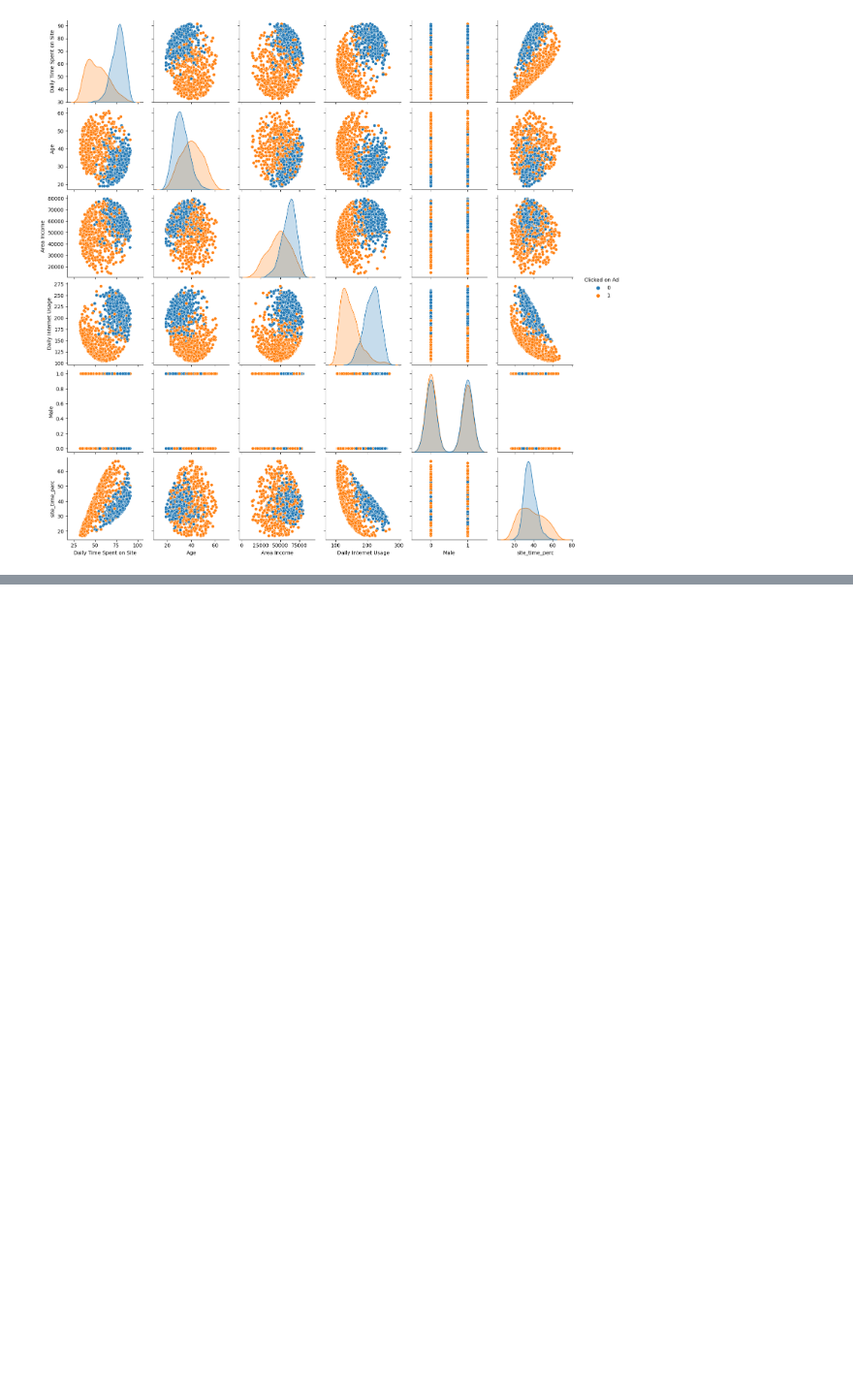
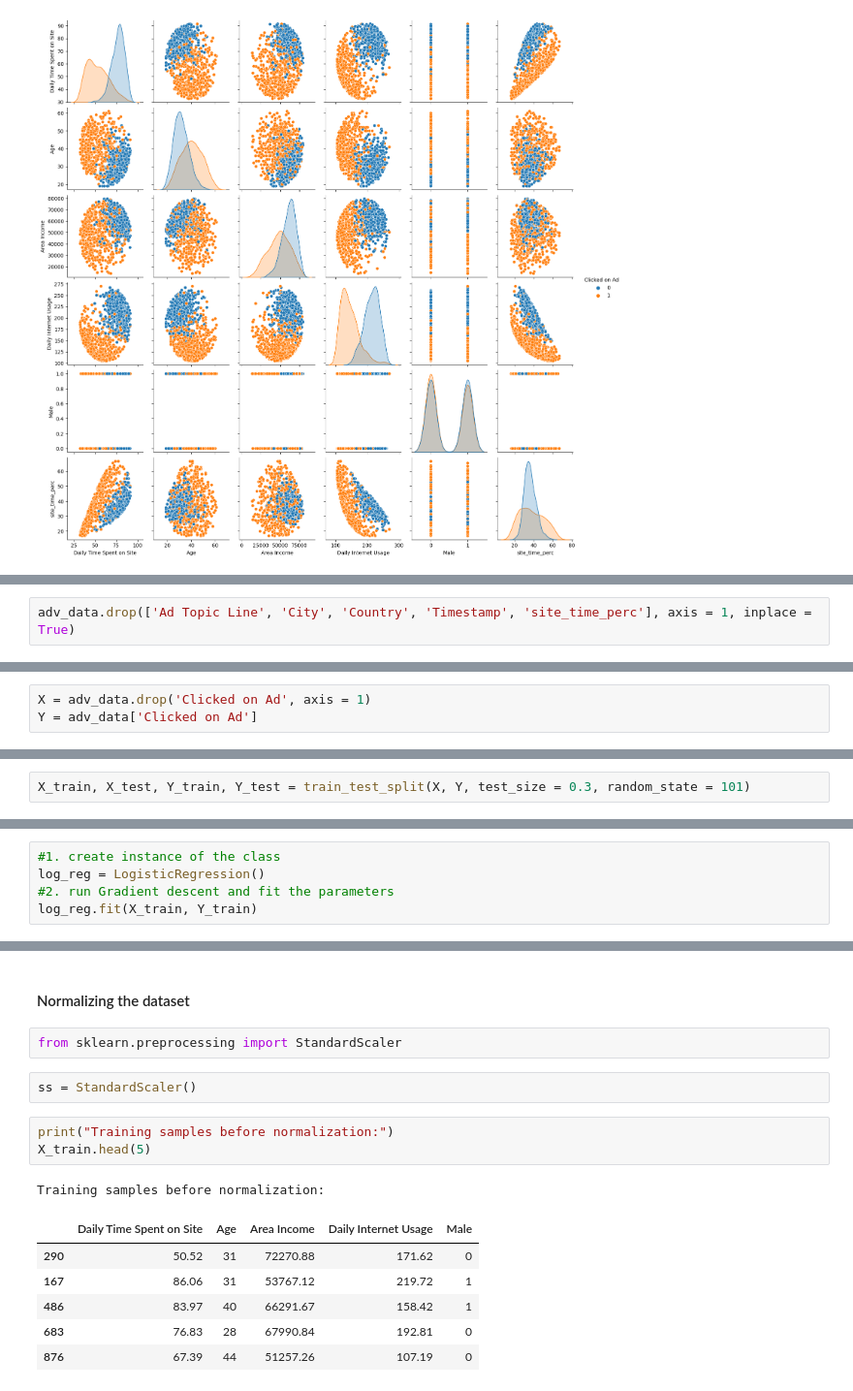
Before and after one commit to Cshefali/Data-Science-Projects-Python, a Jupyter notebook: Logistic Regression- Advertisement Clicks.ipynb, the cells around one changed output, grey strips where cells are left out. Shown at 97% size. Cells and saved outputs as stored; diff of their text form; blank space fills up the shorter version.

Commit message:
updated log regression notebook

```diff
--- a/Logistic Regression- Click ad data.ipynb
+++ b/Logistic Regression- Advertisement Clicks.ipynb
@@ -149,0 +255,2 @@ plt.show()
+# %%
+adv_data.drop(['Ad Topic Line', 'City', 'Country', 'Timestamp', 'site_time_perc'], axis = 1, inplace = True)
@@ -149,0 +259,3 @@ plt.show()
+# %%
+X = adv_data.drop('Clicked on Ad', axis = 1)
+Y = adv_data['Clicked on Ad']
@@ -149,0 +266,2 @@ plt.show()
+# %%
+X_train, X_test, Y_train, Y_test = train_test_split(X, Y, test_size = 0.3, random_state = 101)
@@ -149,0 +272,5 @@ plt.show()
+# %%
+#1. create instance of the class
+log_reg = LogisticRegression()
+#2. run Gradient descent and fit the parameters
+log_reg.fit(X_train, Y_train)
@@ -149,0 +298,17 @@ plt.show()
+# %% [markdown]
+#### Normalizing the dataset
+# %%
+from sklearn.preprocessing import StandardScaler
+# %%
+ss = StandardScaler()
+# %%
+print("Training samples before normalization:")
+X_train.head(5)
+# %% [output]
+Training samples before normalization:
+|  | Daily Time Spent on Site | Age | Area Income | Daily Internet Usage | Male |
+| 290 | 50.52 | 31 | 72270.88 | 171.62 | 0 |
+| 167 | 86.06 | 31 | 53767.12 | 219.72 | 1 |
+| 486 | 83.97 | 40 | 66291.67 | 158.42 | 1 |
+| 683 | 76.83 | 28 | 67990.84 | 192.81 | 0 |
+| 876 | 67.39 | 44 | 51257.26 | 107.19 | 0 |
```
Also changed, not shown: parts of 29 cells of this notebook.
